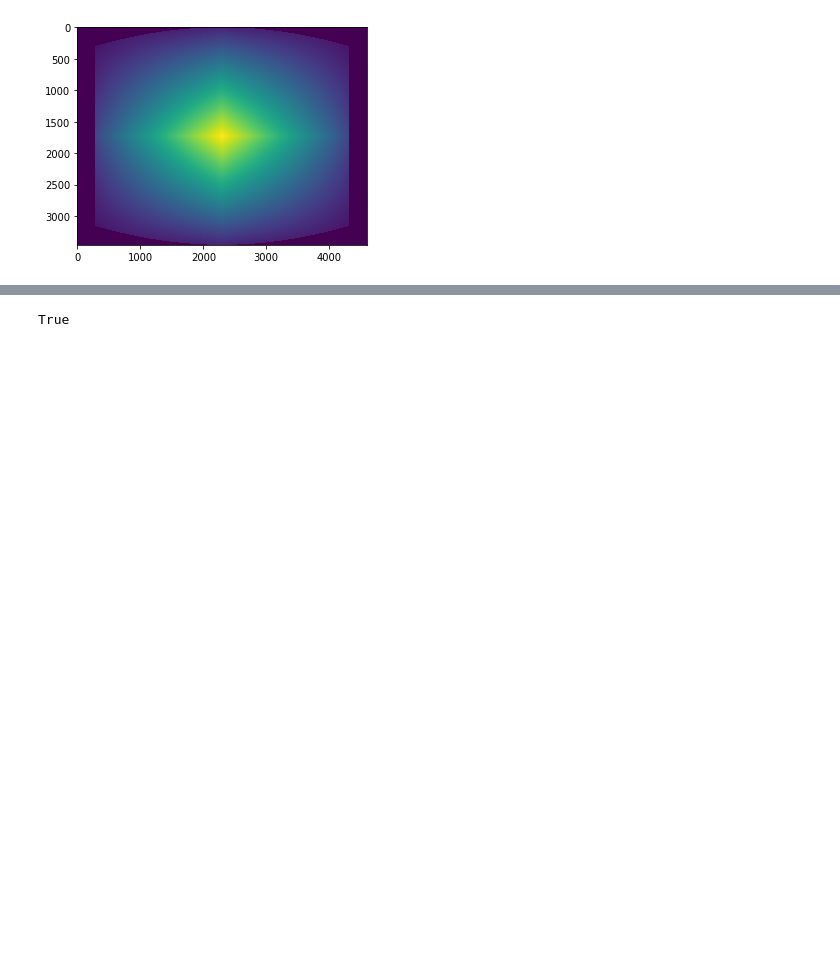
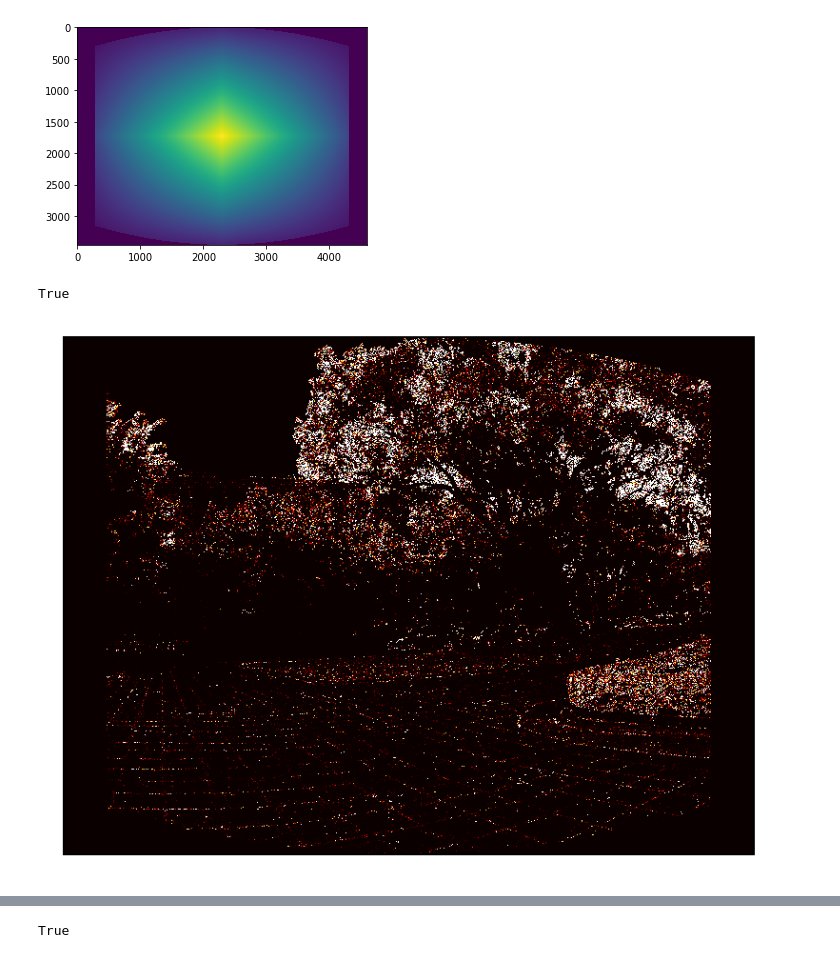
Before and after one commit to peter0749/Panorama, a Jupyter notebook: Panorama.ipynb, the cells around one changed output, grey strips where cells are left out. Cells and saved outputs as stored; diff of their text form; code cells hidden in the pictures; blank space fills up the shorter version.

```diff
--- a/Panorama.ipynb
+++ b/Panorama.ipynb
@@ -297,6 +297,10 @@ plt.imshow(blending_map)
 plt.show()
 # %% [output]
 [figure]
+# %%
+cv2.imwrite('single_blending_map.jpg', np.clip(np.round(blending_map / blending_map.max() * 255), 0, 255).astype(np.uint8))
+# %% [output]
+True
 # %%
 patch_size = 31
 patch_size_half = patch_size//2
@@ -327,4 +331,14 @@ for img in imgs:
         new_coord.append(np.asarray(c, dtype=np.int32))
     coordinate_for_imgs.append(np.asarray(new_coord))
     features.append(np.asarray(new_feat))
+# %%
+fig, ax = plt.subplots(1,1, dpi=180)
+ax.get_xaxis().set_visible(False)
+ax.get_yaxis().set_visible(False)
+response_map_clip = np.clip(response_map[0], 3000, 20000000)
+ax.imshow(response_map_clip, cmap='hot')
+fig.savefig('harris_response.png')
+fig.show()
+# %% [output]
+[figure, added]
 # %%
```
Also changed, not shown: parts of 5 cells of this notebook.
